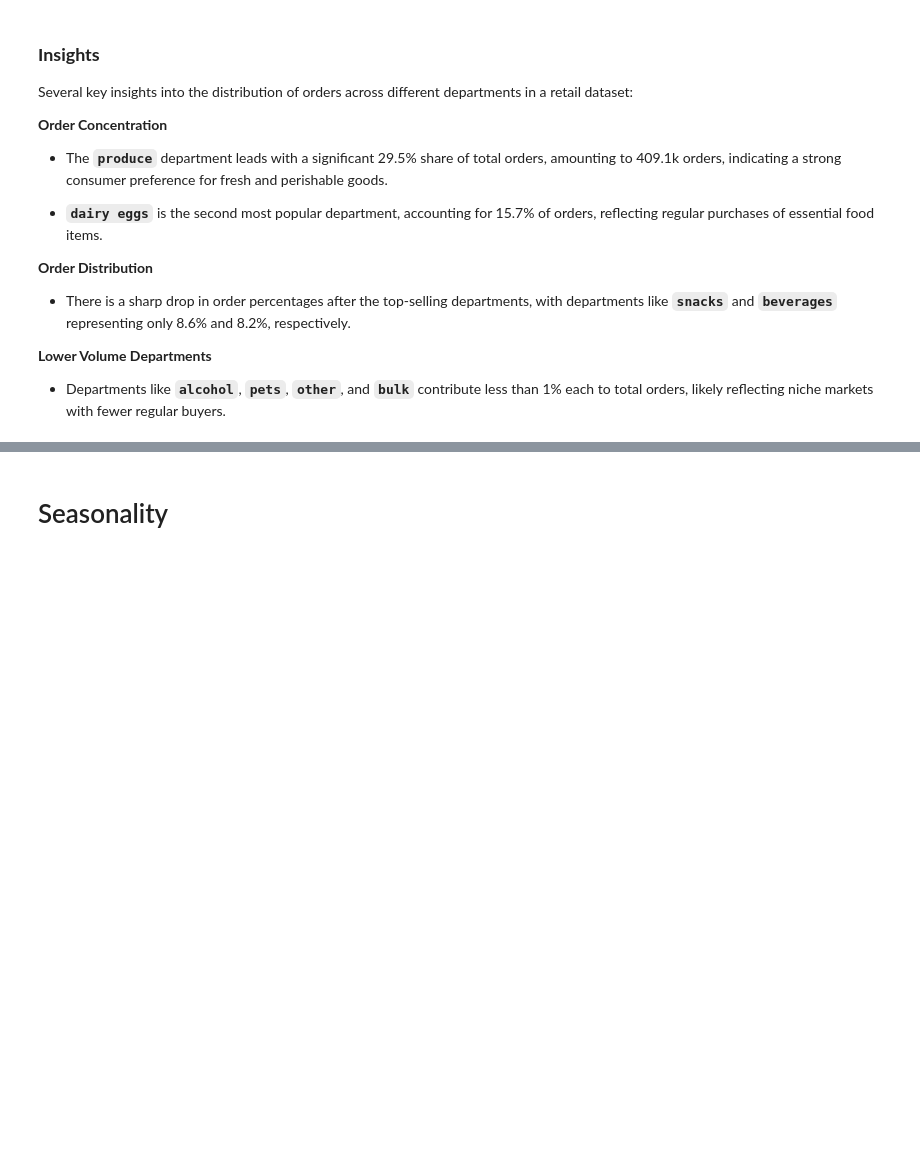
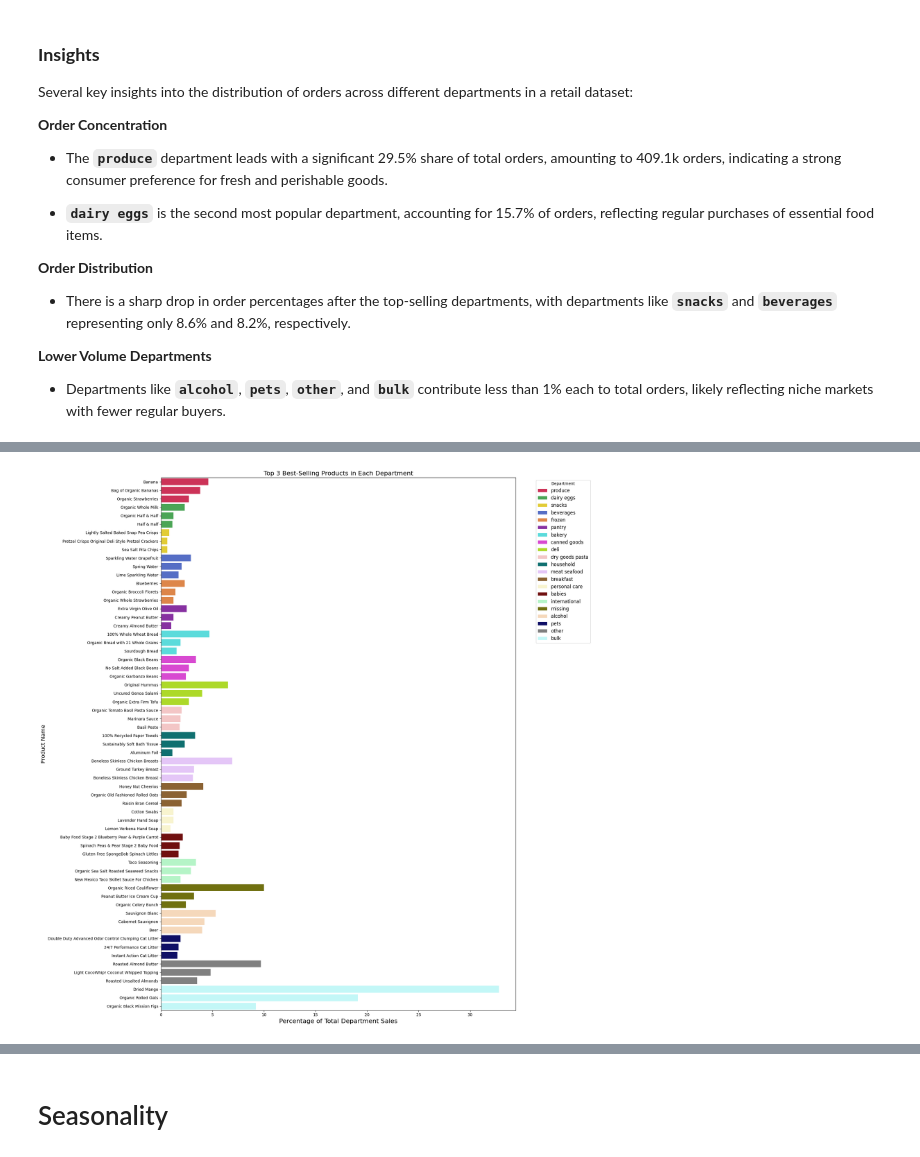
Before and after one commit to MarceloDL-A/AbInbev, a Jupyter notebook: train.ipynb, the cells around one changed output, grey strips where cells are left out. Drawn from its saved outputs; the diff is of its cells as text; code cells hidden in the pictures; blank space fills up the shorter version.

```diff
--- a/train.ipynb
+++ b/train.ipynb
@@ -618,45 +711,62 @@ final_df.eval_set = final_df.eval_set.astype('object')
 # %%
-aggregated_data = final_df.groupby(['department', 'product_name']).size().reset_index(name='orders').sort_values(by=['department', 'product_name'])
 
-# Calculation of total orders by department
-total_orders_by_department = aggregated_data.groupby('department')['orders'].sum().rename('total_orders')
-import pandas as pd
-import matplotlib.pyplot as plt
-import seaborn as sns
+def plot_top_products_by_department_sales(top_n_products = 3):
 
-# Initializing the list to store DataFrames of the top 3 products per department
-top_3_products_list = []
+    # Data Aggregation
+    aggregated_data = final_df.groupby(['department', 'product_name']).size().reset_index(name='orders')
 
-# Iterating over unique departments
-for department in df1.department.unique():
-    # Filtering data for the current department
-    dept_data = aggregated_data[aggregated_data.department == department].copy()
+    # Calculation of Total Orders by Department
+    total_orders_by_department = aggregated_data.groupby('department')['orders'].sum().rename('total_orders')
 
-    # Converting orders to thousands ('k') using .loc[]
-    dept_data.loc[:, 'orders [k]'] = round(dept_data['orders'] / 1000, 1)
+    # Initialization of a List to Store the DataFrames of the Top n Products
+    top_products_list = []
 
-    # Selecting the top 3 products based on order volume
-    top_3_products = dept_data.nlargest(3, 'orders')
-    top_3_products.loc[:, 'department'] = department  # Ensuring department column is updated for clarity
-    top_3_products_list.append(top_3_products)
+    df1 = final_df.department.value_counts(ascending = False).to_frame()
+    df1["percent"] = round(df1["count"]/df1["count"].sum()*100, 1)
+    df1["count"] = round(df1["count"]/1000, 1)
+    df1 = df1.rename(columns={"count": "orders [k]"})
+    df1.reset_index(inplace= True)
 
+    # Iteration Over Unique Departments
+    for department in df1.department.unique():
+        # Filtering Data for the Current Department
+        dept_data = aggregated_data[aggregated_data.department == department].copy()
 
-# Consolidating the top 3 products from all departments
-all_top_3_products = pd.concat(top_3_products_list)
+        # Calculation of Sales Percentage and Conversion of Orders to Thousands ('k')
+        total_orders = total_orders_by_department.loc[department]
+        dept_data.loc[:, 'percentage'] = round(dept_data['orders'] / total_orders * 100, 1)  # Sales percentage of each product
+        dept_data.loc[:, 'orders [k]'] = round(dept_data['orders'] / 1000, 1)  # Sales volume in thousands
 
-# Setting a custom color palette
-custom_palette = ["#e6194B", "#3cb44b", "#ffe119", "#4363d8", "#f58231", "#911eb4", "#46f0f0", "#f032e6", "#bcf60c", "#fabebe", "#008080", "#e6beff", "#9A6324", "#fffac8", "#800000", "#aaffc3", "#808000", "#ffd8b1", "#000075", "#808080", "#bbffff", "#e61941"]
-sns.set_palette(custom_palette)
+        # Selection of the Top 3 Products by Order Volume
+        top_products = dept_data.nlargest(top_n_products, 'orders')
+        top_products.loc[:, 'department'] = department
+        top_products_list.append(top_products)
 
+    # Consolidation of the Top 3 Products from All Departments
+    all_top_products = pd.concat(top_products_list)
 
-# Visualization focusing on sales volume
-plt.figure(figsize=(20, 20))
-barplot = sns.barplot(data=all_top_3_products, x="orders [k]", y="product_name", hue="department", dodge=False)
+    # Definition of a Custom Color Palette with Distinct Colors
+    custom_palette = ["#e6194B", "#3cb44b", "#ffe119", "#4363d8", "#f58231", "#911eb4", "#46f0f0", "#f032e6", "#bcf60c", "#fabebe", "#008080", "#e6beff", "#9A6324", "#fffac8", "#800000", "#aaffc3", "#808000", "#ffd8b1", "#000075", "#808080", "#bbffff", "#e61941"]
+    sns.set_palette(custom_palette)
 
-# Enhancing readability
-plt.title("Top 3 Products by Sales Volume in Each Department", fontsize=16)
-plt.xlabel("Total Orders (Thousands)", fontsize=14)
-plt.ylabel("Product Name", fontsize=14)
-plt.legend(title="Department", bbox_to_anchor=(1.05, 1), loc='upper left', fontsize=12)
-plt.tight_layout()
-plt.show()
+    # Visualization
+    plt.figure(figsize=(20, 20))
+    barplot = sns.barplot(data=all_top_products, x="percentage", y="product_name", hue="department", dodge=False)
+
+    # Improving Legibility
+    plt.title(f"Top {top_n_products} Best-Selling Products in Each Department", fontsize=16)
+    plt.xlabel("Percentage of Total Department Sales", fontsize=16)
+    plt.ylabel("Product Name", fontsize=14)
+    plt.legend(title="Department", bbox_to_anchor=(1.05, 1), loc='upper left', fontsize=12)
+    plt.tight_layout()
+    plt.show()
+
+    # pd.set_option('display.max_rows', None)
+    # pd.set_option('display.max_columns', None)
+    # pd.set_option('display.width', None)
+    # pd.set_option('display.max_colwidth', None)
+    # all_top_products = pd.concat(top_products_list)
+    # print(all_top_products)
+plot_top_products_by_department_sales()
+# %% [output]
+[figure, added]
```
Also changed, not shown: parts of 16 cells of this notebook.
